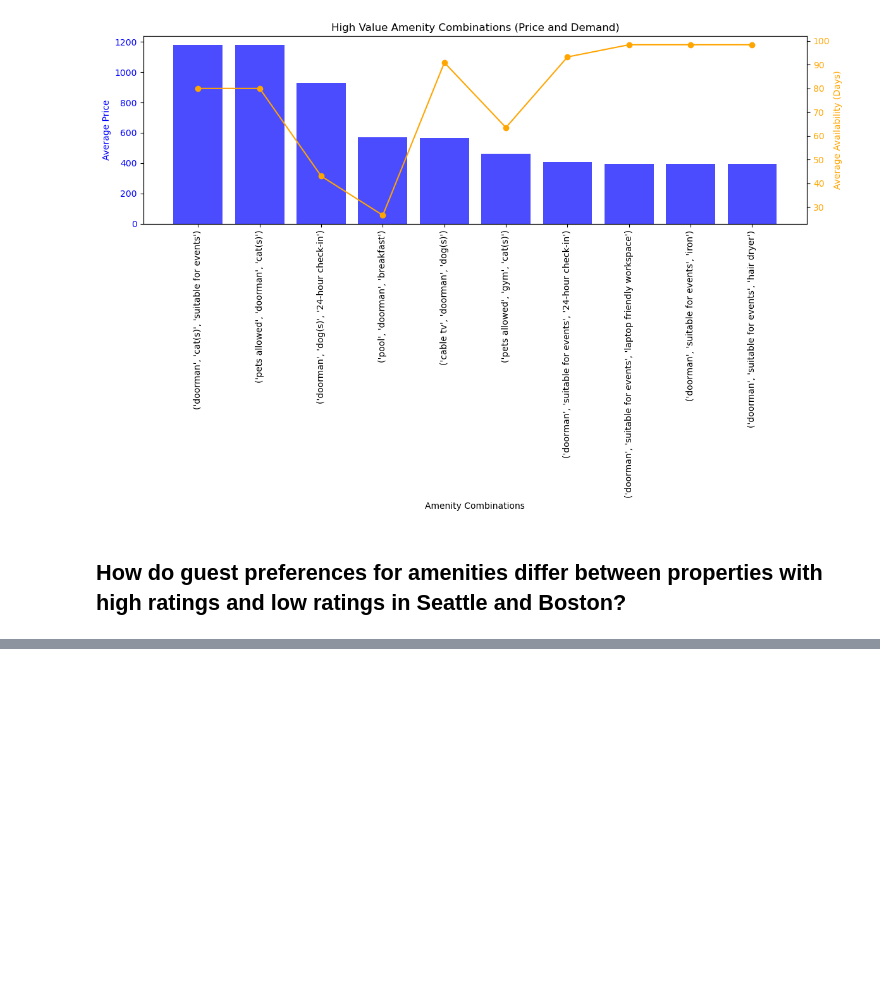
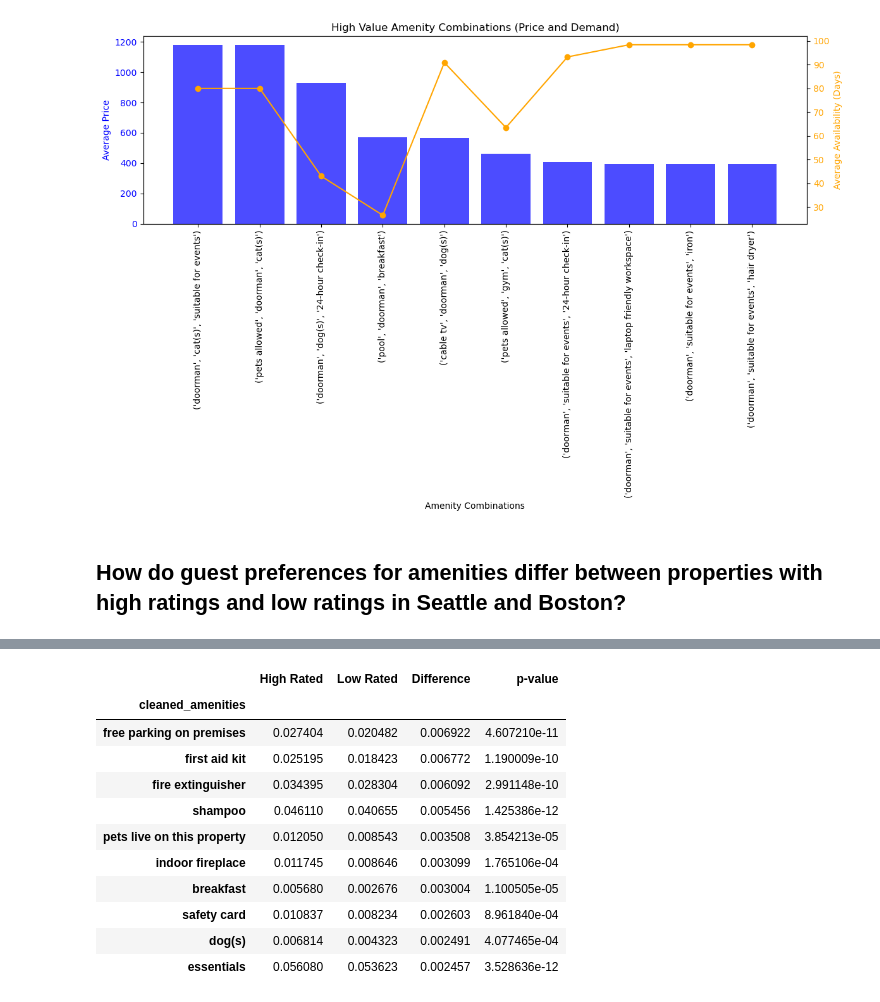
Before and after one commit to raissampcosta/Airbnb_DataAnalysis_Project, a Jupyter notebook: Project_Airbnb.ipynb, the cells around one changed output, grey strips where cells are left out. Cells and saved outputs as stored; diff of their text form; code cells hidden in the pictures; blank space fills up the shorter version.

```diff
--- a/Project_Airbnb.ipynb
+++ b/Project_Airbnb.ipynb
@@ -955,0 +943,17 @@ plt.show()
+# %%
+# Filter the top differences to retain only those with a statistically significant difference (p-value < 0.05)
+top_significant_differences = top_differences[top_differences['p-value'] < 0.05]
+top_significant_differences
+# %% [output]
+|  | High Rated | Low Rated | Difference | p-value |
+| cleaned_amenities |  |  |  |  |
+| free parking on premises | 0.027404 | 0.020482 | 0.006922 | 4.607210e-11 |
+| first aid kit | 0.025195 | 0.018423 | 0.006772 | 1.190009e-10 |
+| fire extinguisher | 0.034395 | 0.028304 | 0.006092 | 2.991148e-10 |
+| shampoo | 0.046110 | 0.040655 | 0.005456 | 1.425386e-12 |
+| pets live on this property | 0.012050 | 0.008543 | 0.003508 | 3.854213e-05 |
+| indoor fireplace | 0.011745 | 0.008646 | 0.003099 | 1.765106e-04 |
+| breakfast | 0.005680 | 0.002676 | 0.003004 | 1.100505e-05 |
+| safety card | 0.010837 | 0.008234 | 0.002603 | 8.961840e-04 |
+| dog(s) | 0.006814 | 0.004323 | 0.002491 | 4.077465e-04 |
+| essentials | 0.056080 | 0.053623 | 0.002457 | 3.528636e-12 |
```
Also changed, not shown: parts of 10 cells of this notebook.
